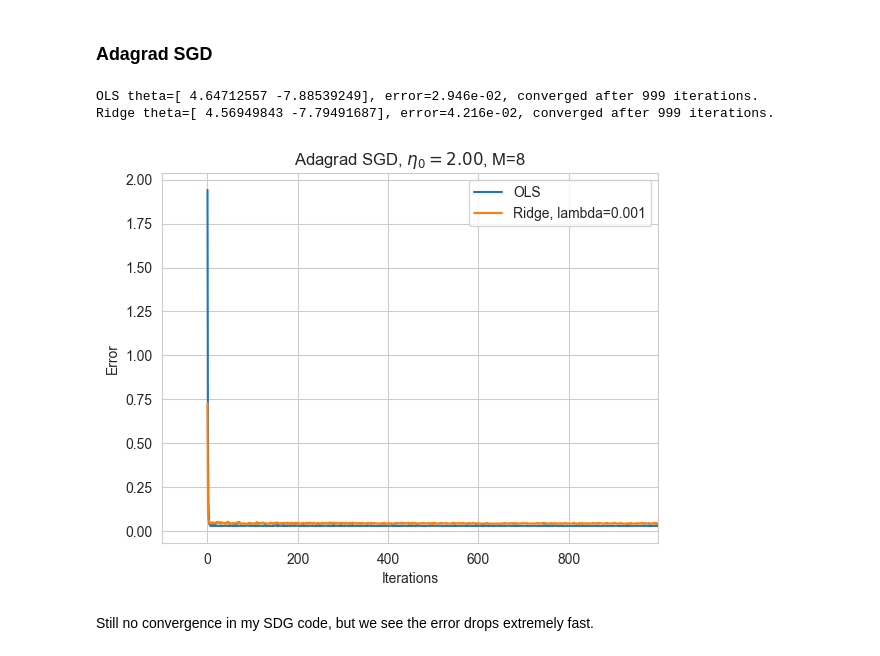
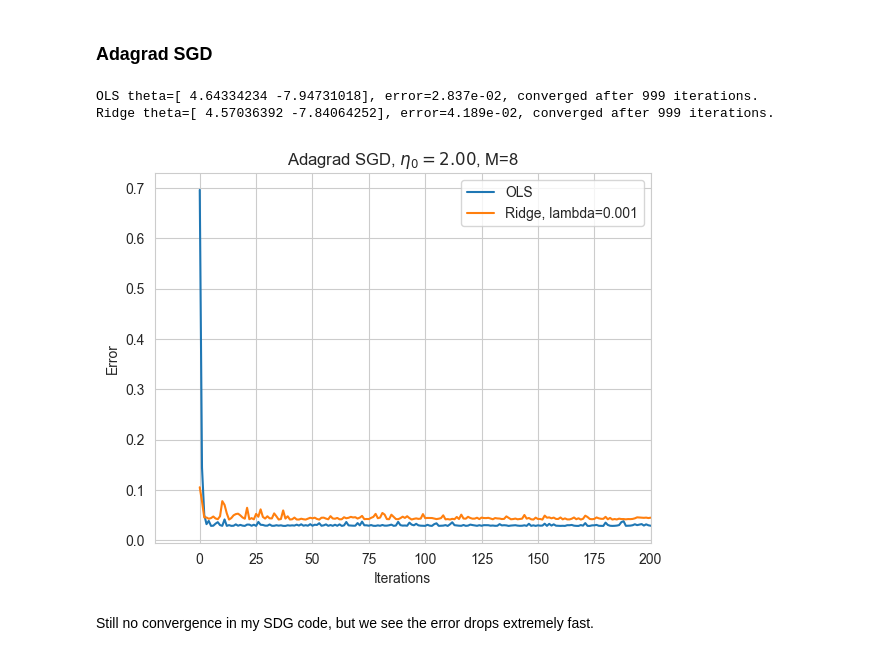
Before and after one commit to LassePladsen/FYS-STK3155-4155, a Jupyter notebook: Weekly exercises/42&42/Week 41&42 Lasse Pladsen.ipynb, the cells around one changed output. Cells and saved outputs as stored; diff of their text form; code cells hidden in the pictures.

```diff
--- a/Weekly exercises/42&42/Week 41&42 Lasse Pladsen.ipynb
+++ b/Weekly exercises/42&42/Week 41&42 Lasse Pladsen.ipynb
@@ -450,7 +450,7 @@ As mentioned my SGD code does not converge for some reason. Notably the error dr
 # %%
 # Parameters
 learn_rate = 7  # starting learning rate
-delta = theta_tol  # small value for numerical stability
+delta = 1e-8  # small value for numerical stability
 
 # store the theta errors for each iter
 errors_agd_ols = np.zeros(N_epoch)
@@ -501,7 +501,7 @@ for epoch_ridge in epoch_iters:
 plt.plot(epoch_iters, errors_agd_ols, label="OLS")
 plt.plot(epoch_iters, errors_agd_ridge, label=f"Ridge, lambda={lmbda}")
 plt.xlabel("Iterations")
-plt.ylabel(r"Error")
+plt.ylabel("Error")
 plt.title(f"Adagrad GD, $\eta_0={learn_rate:.2f}$")
 plt.xlim(-0.1 * epoch_ols, epoch_ols)
 plt.grid(True)
@@ -522,8 +522,8 @@ The convergence varies from each run to run between around $150$ to $280$ epochs
 # %%
 # Parameters
 learn_rate = 2  # starting learning rate
-momentum_rate = 0.5  # momentum rate
-delta = theta_tol  # small value for numerical stability
+momentum_rate = 0.5  # momentum rate gamma
+delta = delta  # small value for numerical stability
 
 # store the theta errors for each iter
 errors_agdm_ols = np.zeros(N_epoch)
@@ -582,7 +582,7 @@ for epoch_ridge in epoch_iters:
 plt.plot(epoch_iters, errors_agdm_ols, label="OLS")
 plt.plot(epoch_iters, errors_agdm_ridge, label=f"Ridge, lambda={lmbda}")
 plt.xlabel("Iterations")
-plt.ylabel(r"Error")
+plt.ylabel("Error")
 plt.title(f"Adagrad GDM, $\eta_0={learn_rate:.2f}$, $\gamma={momentum_rate:.2f}$")
 plt.xlim(-0.1 * epoch_ols, epoch_ols)
 plt.grid(True)
@@ -605,7 +605,7 @@ This is of course, again, faster than Adagrad GD without momentum, it converges
 M = 8  # size of each minibatch
 m = int(N / M)  # number of minibatches
 learn_rate = 2  # starting learning rate
-delta = 1e-8  # small value for numerical stability
+delta = delta  # small value for numerical stability
 
 # store the theta errors for each iter
 errors_asgd_ols = np.zeros(N_epoch)
@@ -652,39 +652,40 @@ for epoch_ridge in epoch_iters:
     for i in range(m):
         # Pick a minibatch at random from the data set
         random_index = M * rng.integers(m)
         Xi = X[random_index:random_index + M]
         yi = y[random_index:random_index + M]
 
         gradient = grad_ridge(Xi, yi, lmbda, theta_asgd_ridge)
         r += gradient * gradient
 
         # Update theta
         theta_asgd_ridge -= learn_rate / (delta + np.sqrt(r)) * gradient  # scale learning rate with r
 
     # Store MSE as error
     errors_asgd_ridge[epoch_ridge] = ridge_cost(X, y, lmbda, theta_asgd_ridge)
 
     # Convergence test
     if all(abs(theta_asgd_ridge - theta_asgd_ridge_prev) <= theta_tol):
         errors_asgd_ridge[epoch_ridge:] = errors_asgd_ridge[epoch_ridge]
         break
 
 plt.plot(epoch_iters, errors_asgd_ols, label="OLS")
 plt.plot(epoch_iters, errors_asgd_ridge, label=f"Ridge, lambda={lmbda}")
 plt.xlabel("Iterations")
-plt.ylabel(r"Error")
+plt.ylabel("Error")
 plt.title(f"Adagrad SGD, $\eta_0={learn_rate:.2f}$, {M=}")
-plt.xlim(-0.1 * epoch_ols, epoch_ols)
+plt.xlim(-0.1 * 200, 200)
 plt.grid(True)
 plt.legend()
 
 # Print theta values and convergence times
 print(f"OLS theta={theta_asgd_ols.ravel()}, error={errors_asgd_ols[-1]:.3e}, converged after {epoch_ols} iterations.")
-print(f"Ridge theta={theta_asgd_ridge.ravel()}, error={errors_asgd_ridge[-1]:.3e}, converged after {epoch_ridge} iterations.")
+print(
+    f"Ridge theta={theta_asgd_ridge.ravel()}, error={errors_asgd_ridge[-1]:.3e}, converged after {epoch_ridge} iterations.")
 # %% [output]
-OLS theta=[ 4.64712557 -7.88539249], error=2.946e-02, converged after 999 iterations.
-Ridge theta=[ 4.56949843 -7.79491687], error=4.216e-02, converged after 999 iterations.
+OLS theta=[ 4.64334234 -7.94731018], error=2.837e-02, converged after 999 iterations.
+Ridge theta=[ 4.57036392 -7.84064252], error=4.189e-02, converged after 999 iterations.
-[figure, old version]
+[figure, new version]
 # %% [markdown]
 Still no convergence in my SDG code, but we see the error drops extremely fast.
 # %% [markdown]
```
Also changed, not shown: parts of 12 cells of this notebook.
